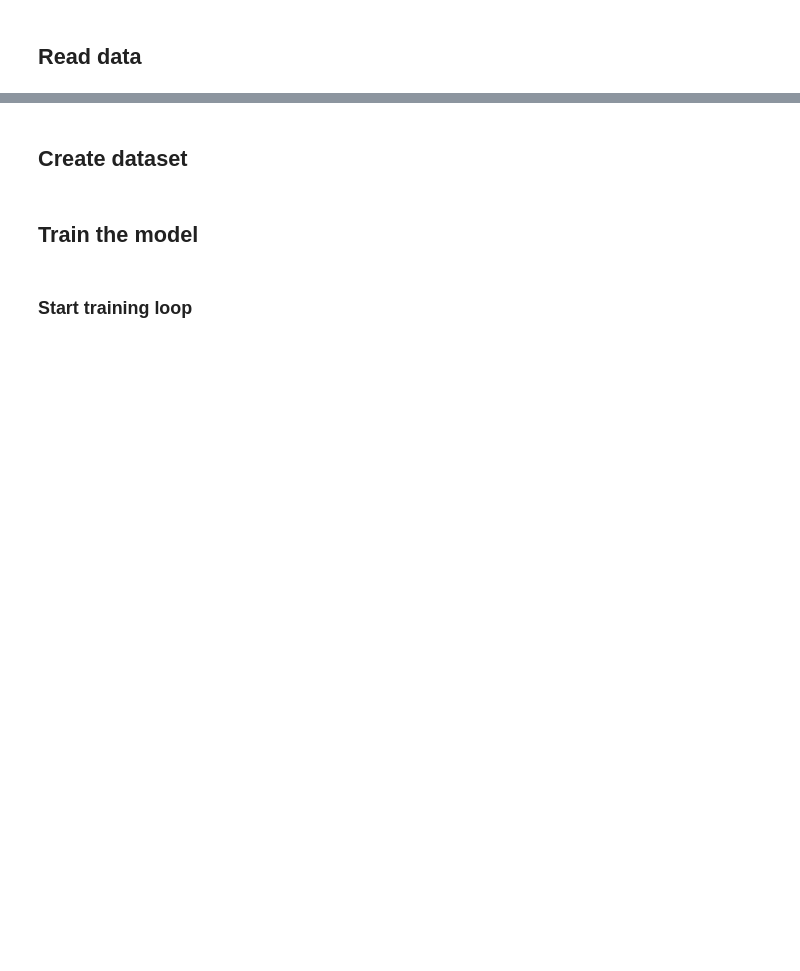
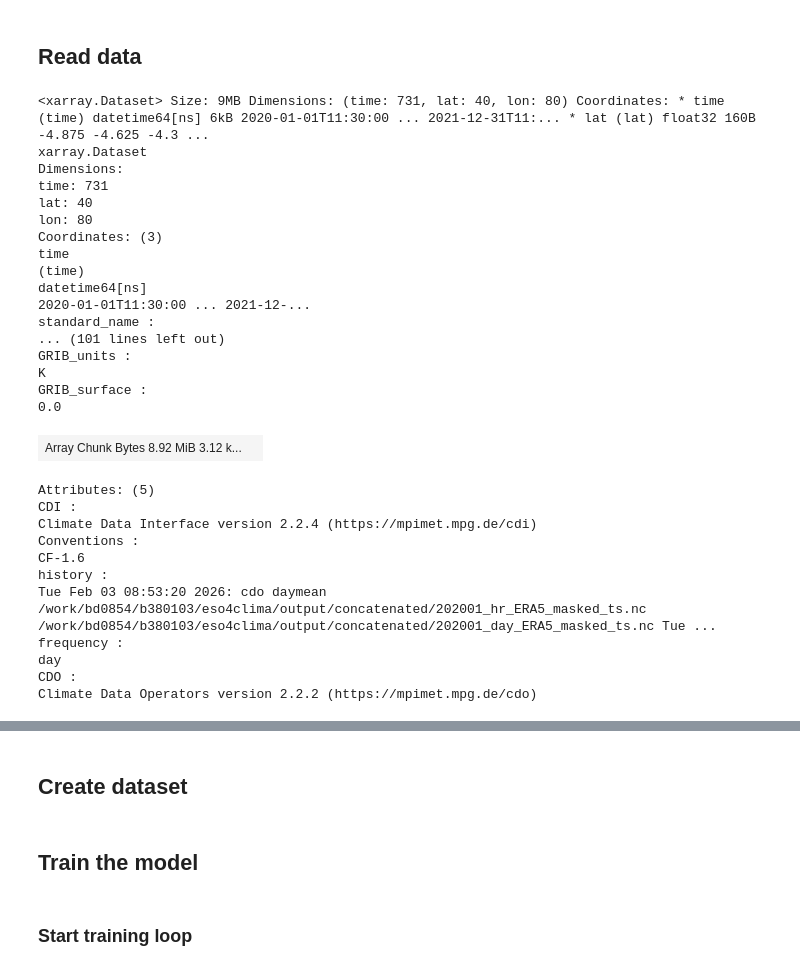
Before and after one commit to ESMValGroup/ClimaNet, a Jupyter notebook: notebooks/example.ipynb, the cells around one changed output, grey strips where cells are left out. Cells and saved outputs as stored; diff of their text form; code cells hidden in the pictures; blank space fills up the shorter version.

```diff
--- a/notebooks/example.ipynb
+++ b/notebooks/example.ipynb
@@ -23,0 +58,32 @@ lsm_mask = lsm_mask.rename({'latitude': 'lat', 'longitude': 'lon'})
+# %%
+daily_data
+# %% [output]
+<xarray.Dataset> Size: 9MB Dimensions: (time: 731, lat: 40, lon: 80) Coordinates: * time (time) datetime64[ns] 6kB 2020-01-01T11:30:00 ... 2021-12-31T11:... * lat (lat) float32 160B -4.875 -4.625 -4.3 ...
+xarray.Dataset
+Dimensions:
+time: 731
+lat: 40
+lon: 80
+Coordinates: (3)
+time
+(time)
+datetime64[ns]
+2020-01-01T11:30:00 ... 2021-12-...
+standard_name :
+... (101 lines left out)
+GRIB_units :
+K
+GRIB_surface :
+0.0
+| Array Chunk Bytes 8.92 MiB 3.12 k... |  |
+Attributes: (5)
+CDI :
+Climate Data Interface version 2.2.4 (https://mpimet.mpg.de/cdi)
+Conventions :
+CF-1.6
+history :
+Tue Feb 03 08:53:20 2026: cdo daymean /work/bd0854/b380103/eso4clima/output/concatenated/202001_hr_ERA5_masked_ts.nc /work/bd0854/b380103/eso4clima/output/concatenated/202001_day_ERA5_masked_ts.nc Tue ...
+frequency :
+day
+CDO :
+Climate Data Operators version 2.2.2 (https://mpimet.mpg.de/cdo)
```
Also changed, not shown: parts of 17 cells of this notebook.
